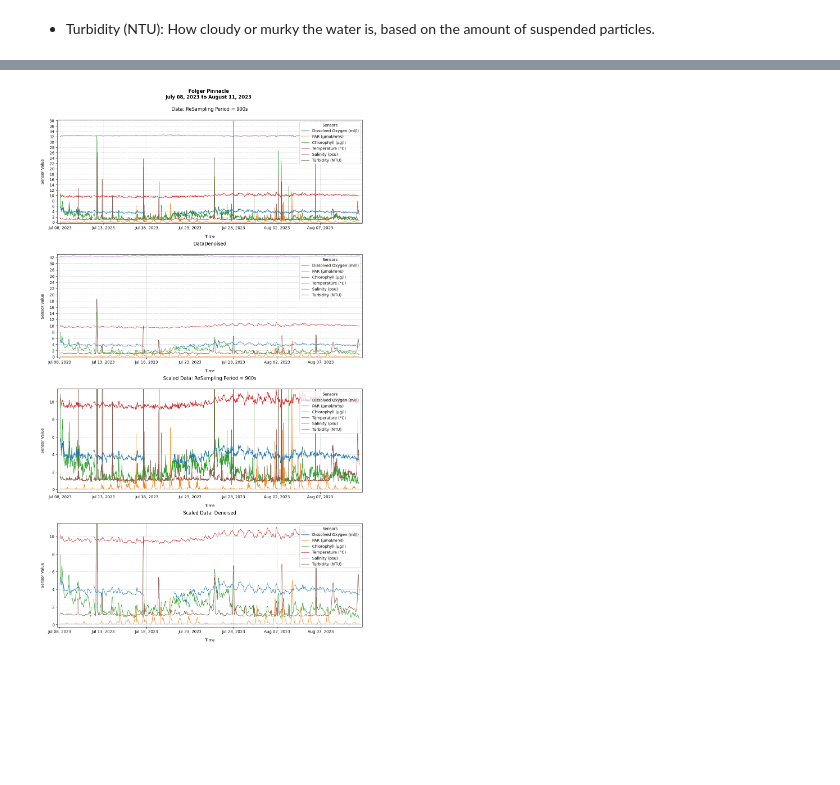
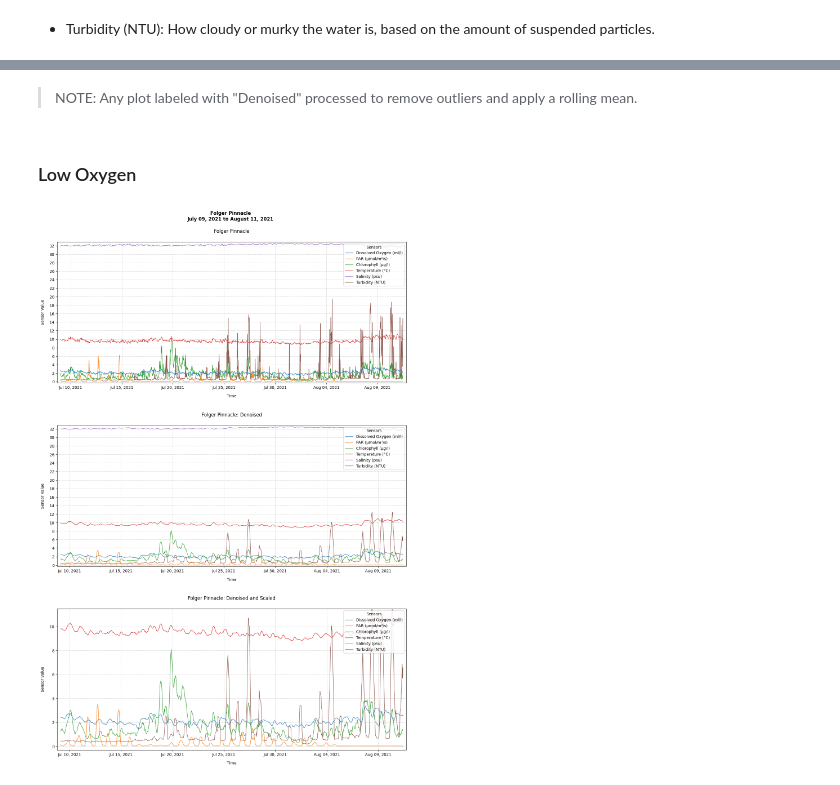
Before and after one commit to g-bertozzi/BMSC-2025, a Jupyter notebook: deepnote/folger_pinnacle_hypoxic.ipynb, the cells around one changed output, grey strips where cells are left out. Drawn from its saved outputs; the diff is of its cells as text; code cells hidden in the pictures; blank space fills up the shorter version.

```diff
--- a/deepnote/folger_pinnacle_hypoxic.ipynb
+++ b/deepnote/folger_pinnacle_hypoxic.ipynb
@@ -64,0 +63,22 @@ test_indicators= hh.get_dataframe(start, end, propCodes)
+# %%
+# Entire year
+jan = "2021-01-01T00:00:00.000Z"
+dec = "2021-12-31T00:00:00.000Z"
+
+# Season: April through November 2021
+apr = "2021-04-01T00:00:00.000Z"
+nov = "2021-11-15T00:00:00.000Z"
+
+# Low oxygen: July through August 2021
+jul_9 = "2021-07-09T00:00:00.000Z"
+aug_11 = "2021-08-11T12:00:00.000Z"
+
+# High chlorophyll: September through November 2021
+sept_15 = "2021-09-15T00:00:00.000Z"
+nov_1 = "2021-11-01T00:00:00.000Z"
+# %%
+# fetch dataframe of properties data for each time frame
+year_indicators = hh.get_dataframe(jan, dec, propCodes)
+season_indicators = hh.get_dataframe(apr, nov, propCodes)
+low_ox_indicators = hh.get_dataframe(jul_9, aug_11, propCodes)
+high_chlor_indicators = hh.get_dataframe(sept_15, nov_1, propCodes)
@@ -65,5 +99,8 @@ test_indicators= hh.get_dataframe(start, end, propCodes)
+# %% [markdown]
+> NOTE: Any plot labeled with "Denoised" processed to remove outliers and apply a rolling mean.
+# %% [markdown]
+### Low Oxygen
 # %%
-# plot all indicators
-hh.plot_all_normalization(df=test_indicators, title="Folger Pinnacle", ymax=11.5)
+hh.plot_all_norm_and_scale(df=low_ox_indicators, title="Folger Pinnacle", ymax=11.5)
 # %% [output]
-[figure, old version]
+[figure, new version]
```
Also changed, not shown: parts of 25 cells of this notebook, 2 other files.
